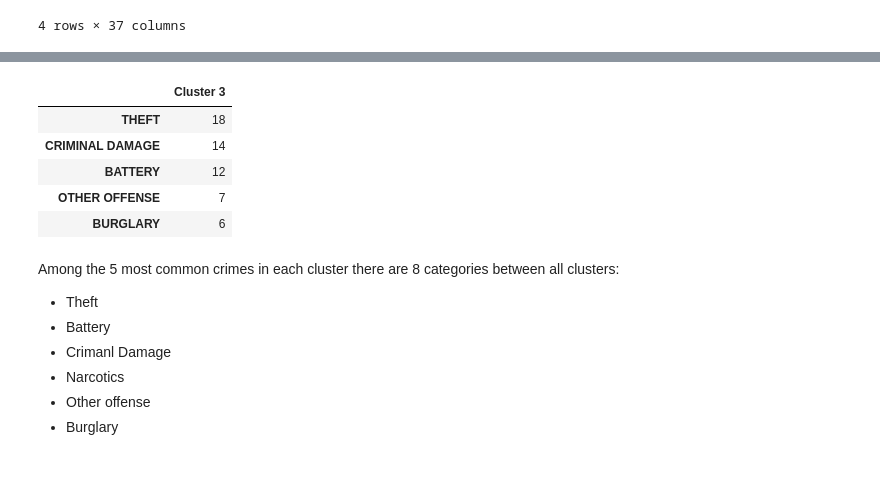
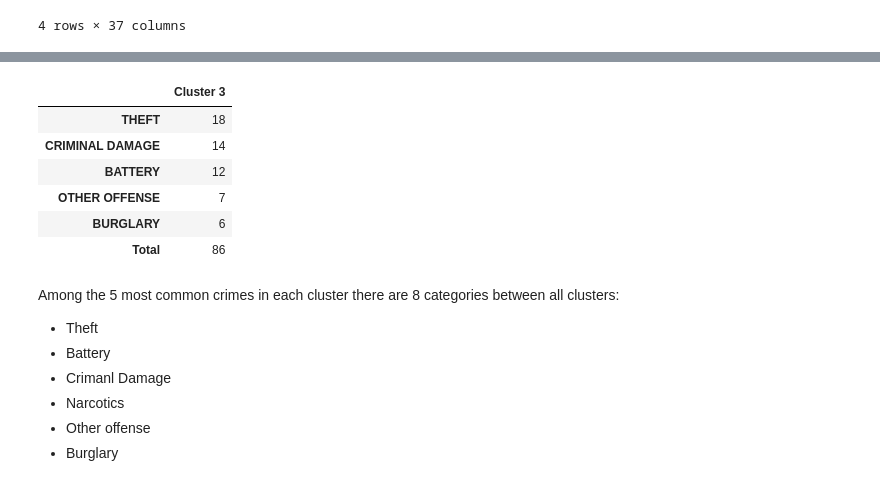
Before and after one commit to JG-AM/Coursera_Capstone, a Jupyter notebook: Final-Project. Correlations of crime and land use in Chicago.ipynb, the cells around one changed output, grey strips where cells are left out. Cells and saved outputs as stored; diff of their text form; code cells hidden in the pictures.

```diff
--- a/Final-Project. Correlations of crime and land use in Chicago.ipynb
+++ b/Final-Project. Correlations of crime and land use in Chicago.ipynb
@@ -456,15 +476,17 @@ crime_2.head()
 # %%
 crimes_cluster_3=return_most_common_venues(chicago_crime_cluster.iloc[3,:-1],5,0)
 crime_3=pd.DataFrame(chicago_crime_cluster[crimes_cluster_3].loc[3,:])
 crime_3=crime_3.rename(columns={3:"Cluster 3"})
-crime_3.head()
+crime_3.loc["Total"]=[chicago_crime_cluster["Total_crimes"][3]]
+crime_3.head(6)
 # %% [output]
 |  | Cluster 3 |
 | THEFT | 18 |
 | CRIMINAL DAMAGE | 14 |
 | BATTERY | 12 |
 | OTHER OFFENSE | 7 |
 | BURGLARY | 6 |
+| Total | 86 |
 # %% [markdown]
 Among the 5 most common crimes in each cluster there are 8 categories between all clusters:
 * Theft
```
Also changed, not shown: parts of 81 cells of this notebook, 9 other files.
